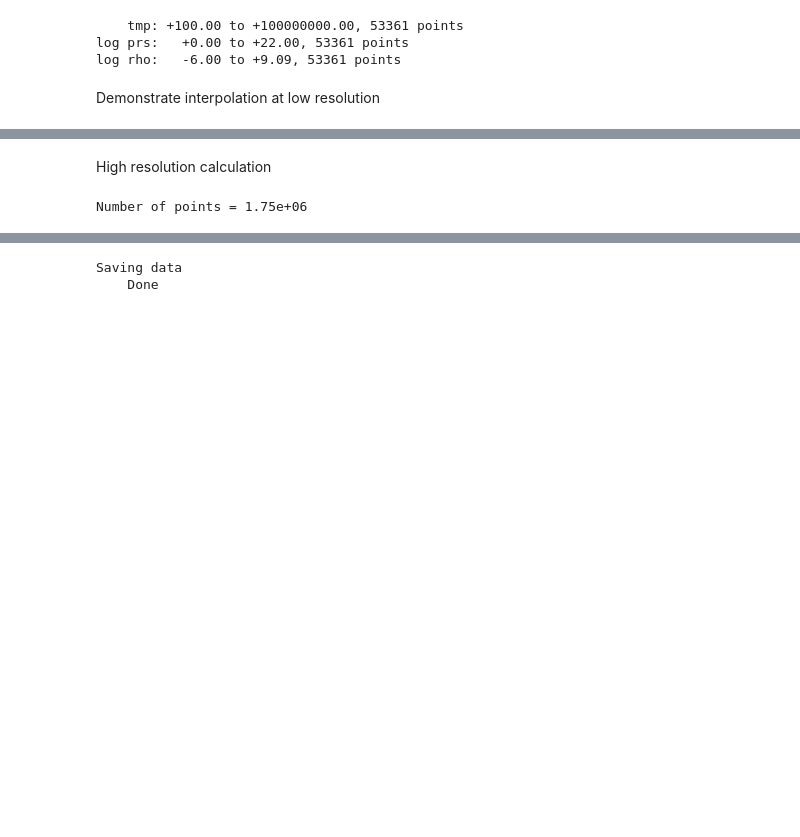
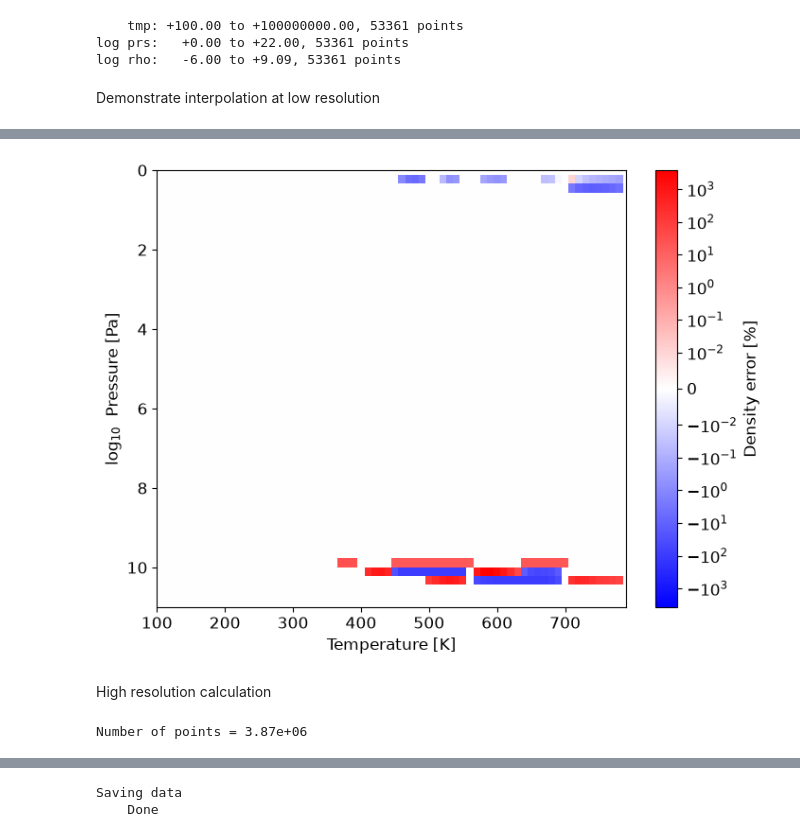
Before and after one commit to nichollsh/ThermoTools, a Jupyter notebook: workflow/07_chabrier_tabulate.ipynb, the cells around one changed output, grey strips where cells are left out. Cells and saved outputs as stored; diff of their text form; code cells hidden in the pictures; blank space fills up the shorter version.

```diff
--- a/workflow/07_chabrier_tabulate.ipynb
+++ b/workflow/07_chabrier_tabulate.ipynb
@@ -82,9 +99,27 @@ Number of points = 3500
+# %%
+# check monotonicity clip
+
+zi_diff = (10**zi - 10**zi_mono) / 10**zi_mono * 100
+
+absmax = np.amax(np.abs(zi_diff))
+norm = mpl.colors.SymLogNorm(vmin=-absmax, vmax=absmax, linthresh=1e-2)
+cmap = "bwr"
+fig,ax = plt.subplots(1,1, figsize=(8,6))
+sm = ax.pcolormesh(ti, pi, zi_diff, norm=norm, cmap=cmap)
+ax.set(ylabel=r"log$_{10}$  Pressure [Pa]", xlabel="Temperature [K]")
+ax.set_xlim(left=t_eval[0], right=t_eval[-1])
+ax.set_ylim(top=p_eval[0], bottom=p_eval[-1])
+fig.colorbar(sm, label=r"Density error [%]")
+plt.show()
+fig.savefig(os.path.join(pltdir, "demo_lowres_error.png"), dpi=200, bbox_inches='tight')
+# %% [output]
+[figure, added]
 # %% [markdown]
 High resolution calculation
 # %%
-t_eval = np.arange(  101,  4000, 0.5)   # K
-p_eval = np.linspace(0,   10,    225)     # log Pa
+t_eval = np.arange(  101,  4500, 0.25)   # K
+p_eval = np.linspace(0,   11,    220)     # log Pa
 print("Number of points = %.2e"%(len(p_eval)*len(t_eval),))
 # %% [output]
-Number of points = 1.75e+06
+Number of points = 3.87e+06
 # %%
```
Also changed, not shown: parts of 10 cells of this notebook, 6 other files.
